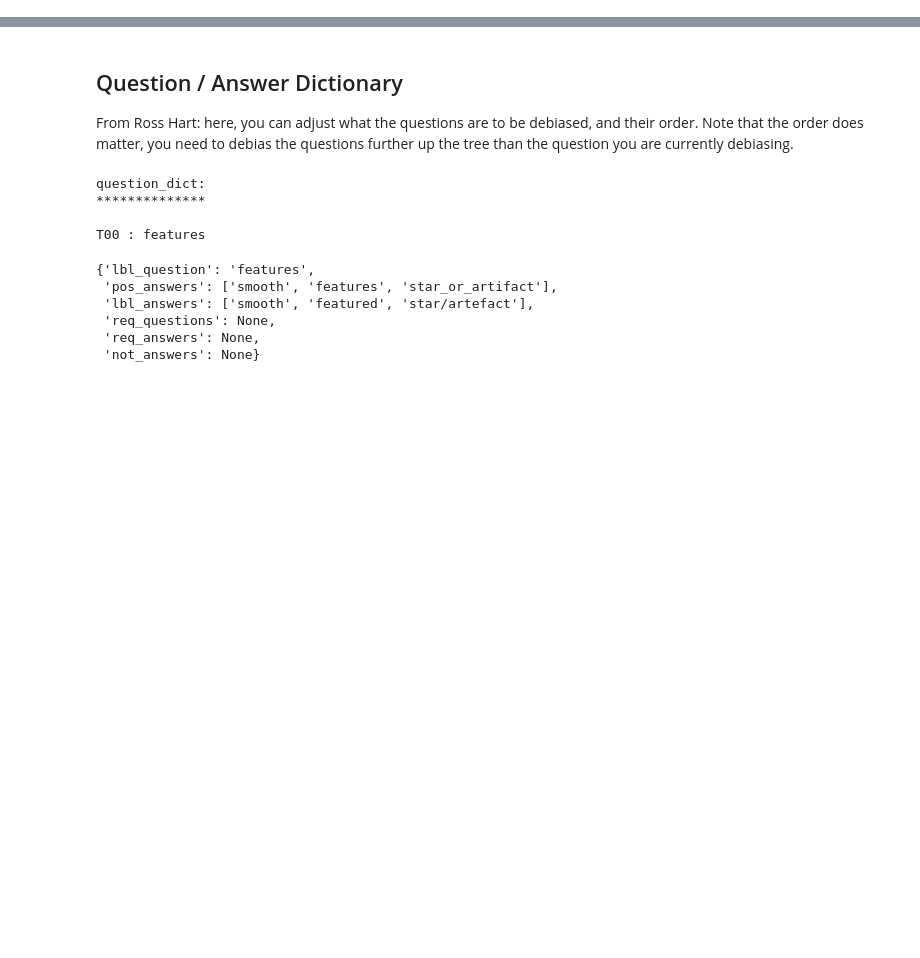
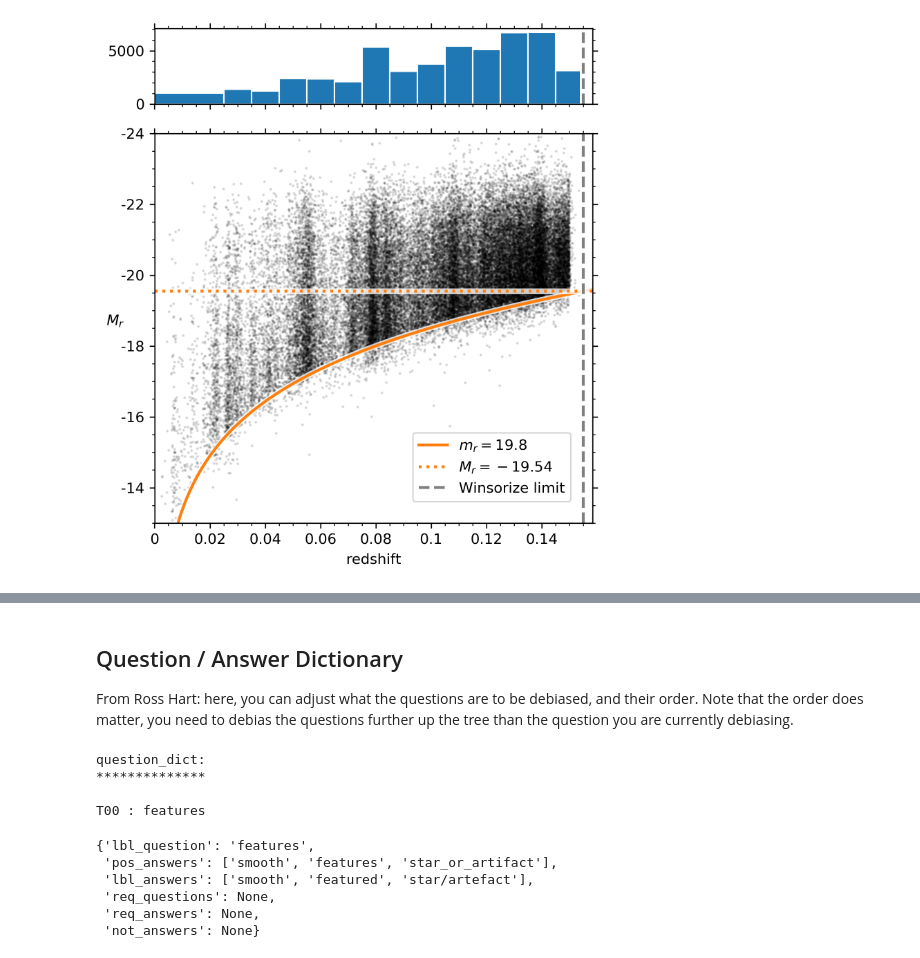
Before and after one commit to leeskelvin/gamakidsgz, a Jupyter notebook: outputs/debiasing/debiasing.ipynb, the cells around one changed output, grey strips where cells are left out. Cells and saved outputs as stored; diff of their text form; code cells hidden in the pictures; blank space fills up the shorter version.

```diff
--- a/outputs/debiasing/debiasing.ipynb
+++ b/outputs/debiasing/debiasing.ipynb
@@ -23,11 +23,12 @@ import copy
 import astropy.stats as stats
 import astropy.coordinates as coord
 import astropy.units as u
-from astropy.table import Table
+from astropy.table import Table, join
 from astropy.cosmology import FlatLambdaCDM
 import pandas as pd
 import imageio
 import time
+from scipy.ndimage import gaussian_filter
 from sklearn.neighbors import NearestNeighbors
 from voronoi_2d_binning import voronoi_2d_binning
 
@@ -40,5 +41,15 @@ nbt0str = time.strftime(nbtf, time.localtime(nbt0))
 print(f'Notebook start time: \n   {nbt0str}')
 #--------------------------------68-------------------------------->
 # np.seterr(divide='raise')
+
+# one-liners
+def npseq(a, b, by): return np.arange(a, b + by/2, by)
+def npmad(x): return 1.4826*np.nanmedian(np.abs(x-np.nanmedian(x)))
+def ddir(x): return [y for y in dir(x) if not y.startswith('__')]
+def minmax(x): return [np.nanmin(x), np.nanmax(x)]
+def extendrange(x,f=0.05):u,v=minmax(x);d=(v-u)*(1+f);return v-d,u+d
+def findin(x, y): return [l for l in list(x) if y in str(l)]
+def z2dist(z): return FlatLambdaCDM(70, 0.3).luminosity_distance(z)
+def mag2Mag(m, z): return m+5-5*np.log10(z2dist(z).to(u.pc).value)
 # %% [output]
 Notebook start time:
@@ -333 +107,8 @@ plt.close()
+# %%
+# read in data; join vote frac cat to extra vals cat
+vfCat = Table.read(inputVoteFracCat)
+evCat = Table.read(inputExtraValCat)
+if IDCol[0] != IDCol[1]:
+    evCat.rename_column(IDCol[1], IDCol[0])
+data = join(vfCat,evCat,keys=IDCol[0],metadata_conflicts='silent')
 # %%
@@ -450,0 +224,61 @@ M_r (limit) = -19.543940708703953
+# %%
+# redshift-magnitude plot
+z = data[zCol]
+mag = data[magCol]
+winsorColor = 'grey'
+outerZLim = [1e-5, np.max(zBins)+np.diff(zBins)[-1]/3]
+outerMagLim = [magLim[0]+2, magLim[1]-1]
+lw = 2
+
+fig = plt.figure(figsize=(5,5.5), dpi=dpi)
+gs = matplotlib.gridspec.GridSpec(5, 1, figure=fig)
+fmt = matplotlib.ticker.FuncFormatter(lambda y, _: '{:g}'.format(y))
+
+ax = fig.add_subplot(gs[-4:,:])
+ax.minorticks_on()
+ax.tick_params(axis='x', which='both', bottom=True, top=True)
+ax.tick_params(axis='y', which='both', left=True, right=True)
+ax.scatter(z, mag, c='k', s=1, alpha=0.1, label='')
+ax.set_xlabel('redshift')
+ax.set_ylabel('$M_r$', rotation=0)
+ax.set_xlim(outerZLim)
+ax.set_ylim(outerMagLim)
+ax.xaxis.set_major_formatter(fmt)
+ax.yaxis.set_major_formatter(fmt)
+zs = np.linspace(outerZLim[0], outerZLim[1], 101)
+Mlims = mag2Mag(magDepth, zs)
+ax.plot(zs, Mlims, c='w', lw=lw+2, label='', alpha=0.8)
+ax.plot(zs, Mlims, c=cols[0], lw=lw, label=f'$m_r={magDepth}$')
+ax.axhline(MagComplete, c='w', ls='solid', lw=lw+2,
+           label='', alpha=0.8)
+ax.axhline(MagComplete, c=cols[0], ls='dotted', lw=lw,
+           label=f'$M_r={MagComplete:.02f}$')
+ax.axvline(zBins[-1], c='w', ls='solid', lw=lw+2,
+           label='', alpha=0.8)
+ax.axvline(zBins[-1], c=winsorColor, ls='--', lw=lw,
+           label='Winsorize limit')
+ax.legend(loc='lower right', borderaxespad=1.5)
+
+ax = fig.add_subplot(gs[:-4,:])
+ax.minorticks_on()
+ax.tick_params(axis='x', which='both', bottom=True, top=True)
+ax.tick_params(axis='y', which='both', left=True, right=True)
+histZBins = [0]+list(zBins)
+if np.max(zBins) < np.max(z):
+    histZBins += [np.max(z)]
+ax.hist(z, bins=histZBins, log=False, label='',
+        edgecolor='white', color=cols[1])
+ax.axvline(zBins[-1], c='w', ls='-', lw=lw+3, label='')
+ax.axvline(zBins[-1], c=winsorColor, ls='--', lw=lw,
+           label='Winsorize limit')
+ax.set_xlim(outerZLim)
+ax.xaxis.set_major_formatter(fmt)
+ax.yaxis.set_major_formatter(fmt)
+ax.set_xticklabels([])
+
+plt.tight_layout()
+plt.savefig(fname=outputDir+'/redshiftmag.png', dpi='figure')
+plt.show()
+plt.close()
+# %% [output]
+[figure, added]
```
Also changed, not shown: parts of 39 cells of this notebook, 39 other files.
